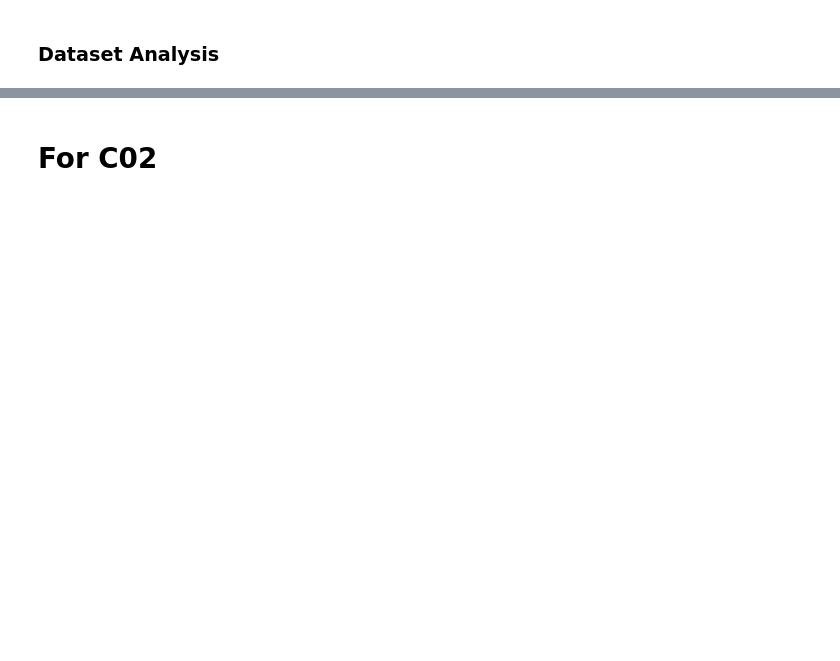
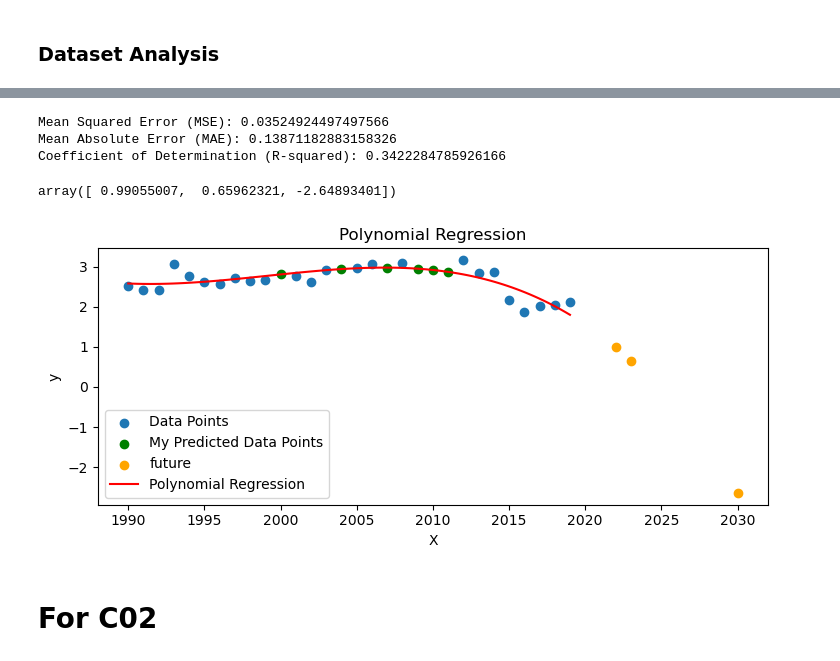
Before and after one commit to camagaKhan/BigDataProcessingClimateChange, a Jupyter notebook: notebooks/ClimateChange.ipynb, the cells around one changed output, grey strips where cells are left out. Saved outputs shown, nothing was run; the diff lists cells and outputs as text; code cells hidden in the pictures; blank space fills up the shorter version.

```diff
--- a/notebooks/ClimateChange.ipynb
+++ b/notebooks/ClimateChange.ipynb
@@ -408,0 +228,21 @@ R-squared: 0.21551397129708016
+# %%
+X, y = x_train[['Year']], x_train['Value']
+x_test, y_test = x_test[['Year']], x_test['Value']
+# %%
+from sklearn.metrics import mean_squared_error, r2_score, mean_absolute_error
+DEGREE = 4
+poly_features = PolynomialFeatures(degree=DEGREE)
+x_poly = poly_features.fit_transform(X)
+
+# Fit the polynomial regression model
+model = LinearRegression()
+model.fit(x_poly, y)
+
+# Predict using the trained model
+x_test_poly = poly_features.transform(x_test)
+y_pred = model.predict(x_test_poly)
+
+print(model.score(x_poly,y))
+
+# Print the predicted value
+print("Predicted value:", y_test, y_pred)
@@ -409,2 +258,42 @@ R-squared: 0.21551397129708016
+# %%
+mse = mean_squared_error(y_test, y_pred)
+mae = mean_absolute_error(y_test, y_pred)
+r2 = r2_score(y_test, y_pred)
+
+# Print the regression evaluation metrics
+print('Mean Squared Error (MSE):', mse)
+print('Mean Absolute Error (MAE):', mae)
+print('Coefficient of Determination (R-squared):', r2)
+# %% [output]
+Mean Squared Error (MSE): 0.03524924497497566
+Mean Absolute Error (MAE): 0.13871182883158326
+Coefficient of Determination (R-squared): 0.3422284785926166
+# %%
+p = np.array([2022,2023,2030]).reshape(-1,1)
+to_predict = poly_features.transform(p)
+y_pred30 = model.predict(to_predict)
+y_pred30
+# %% [output]
+array([ 0.99055007,  0.65962321, -2.64893401])
+# %%
+# Plot the original data points and the polynomial regression curve
+
+x_range = np.linspace(X.min(), X.max(), 100).reshape(-1, 1)
+x_range_poly = poly_features.transform(x_range)
+
+# Predict using the trained model
+y_pred2 = model.predict(x_range_poly)
+
+plt.scatter(X, y, label='Data Points')
+plt.scatter(x_test, y_pred, label='My Predicted Data Points', color='green')
+plt.scatter(p, y_pred30, color='orange', label='future')
+plt.plot(x_range, y_pred2, color='r', label='Polynomial Regression')
+plt.xlabel('X')
+plt.ylabel('y')
+plt.legend()
+plt.title('Polynomial Regression')
+plt.show()
+# %% [output]
+[figure, added]
 # %% [markdown]
 # For C02
```
Also changed, not shown: parts of 77 cells of this notebook, 5 other files.
